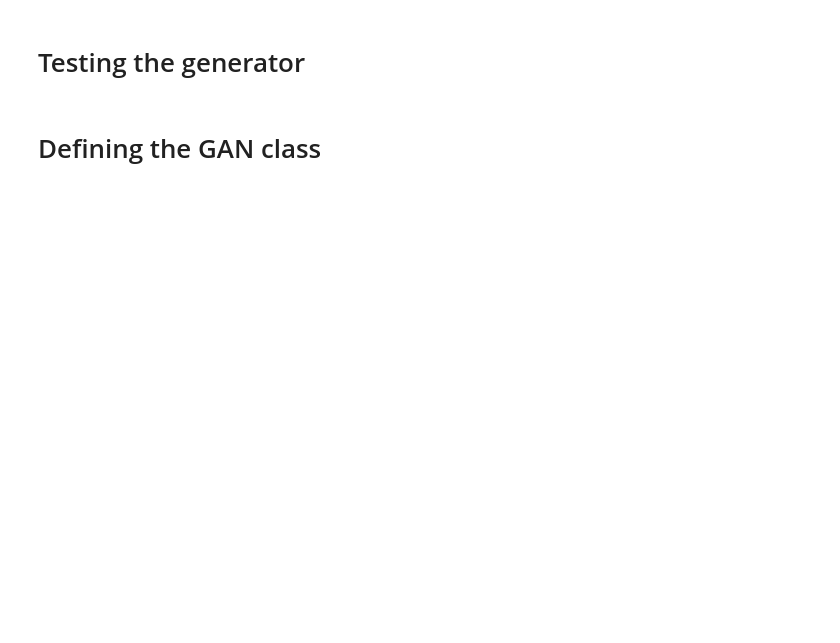
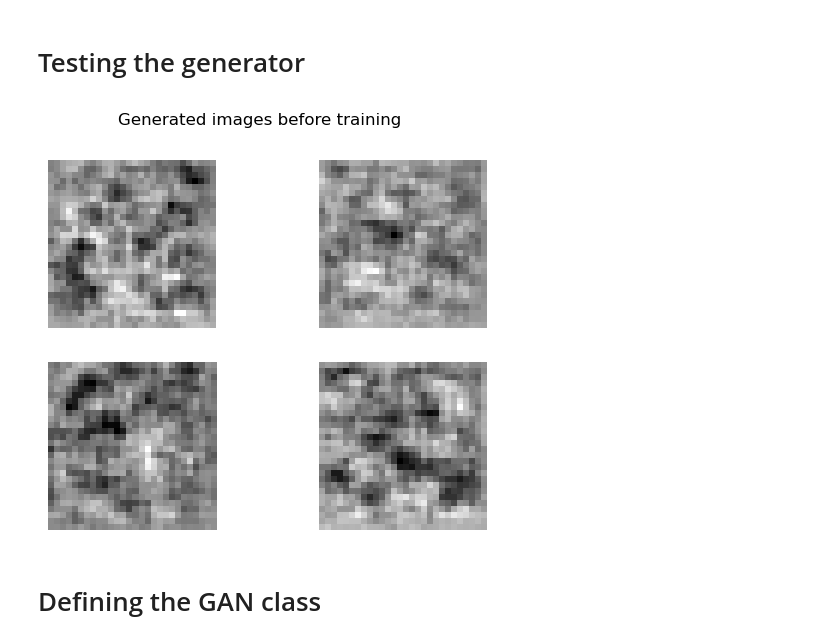
Before and after one commit to imraunav/MNIST-Dataset-classification, a Jupyter notebook: mnist-gan.ipynb, the cells around one changed output. Saved outputs shown, nothing was run; the diff lists cells and outputs as text; code cells hidden in the pictures; blank space fills up the shorter version.

```diff
--- a/mnist-gan.ipynb
+++ b/mnist-gan.ipynb
@@ -108,16 +224,18 @@ def make_discriminator():
 # %% [markdown]
 # Testing the generator
 # %%
-# noise_in = tf.random.normal((4, 128), seed=32)
+noise_in = tf.random.normal((4, 128), seed=32)
 
-# gen_ = generator(noise_in)
+gen_ = generator(noise_in)
 
-# for i in range(4):
-#     plt.subplot(2, 2, i+1)
-#     plt.imshow(gen_[i], cmap='gray')
-#     plt.axis('off')
-# #     plt.title(i+1)
-# plt.suptitle("Generated images before training")
-# plt.show()
+for i in range(4):
+    plt.subplot(2, 2, i+1)
+    plt.imshow(gen_[i], cmap='gray')
+    plt.axis('off')
+#     plt.title(i+1)
+plt.suptitle("Generated images before training")
+plt.show()
+# %% [output]
+[figure, added]
 # %% [markdown]
 # Defining the GAN class
```
Also changed, not shown: parts of 23 cells of this notebook.
